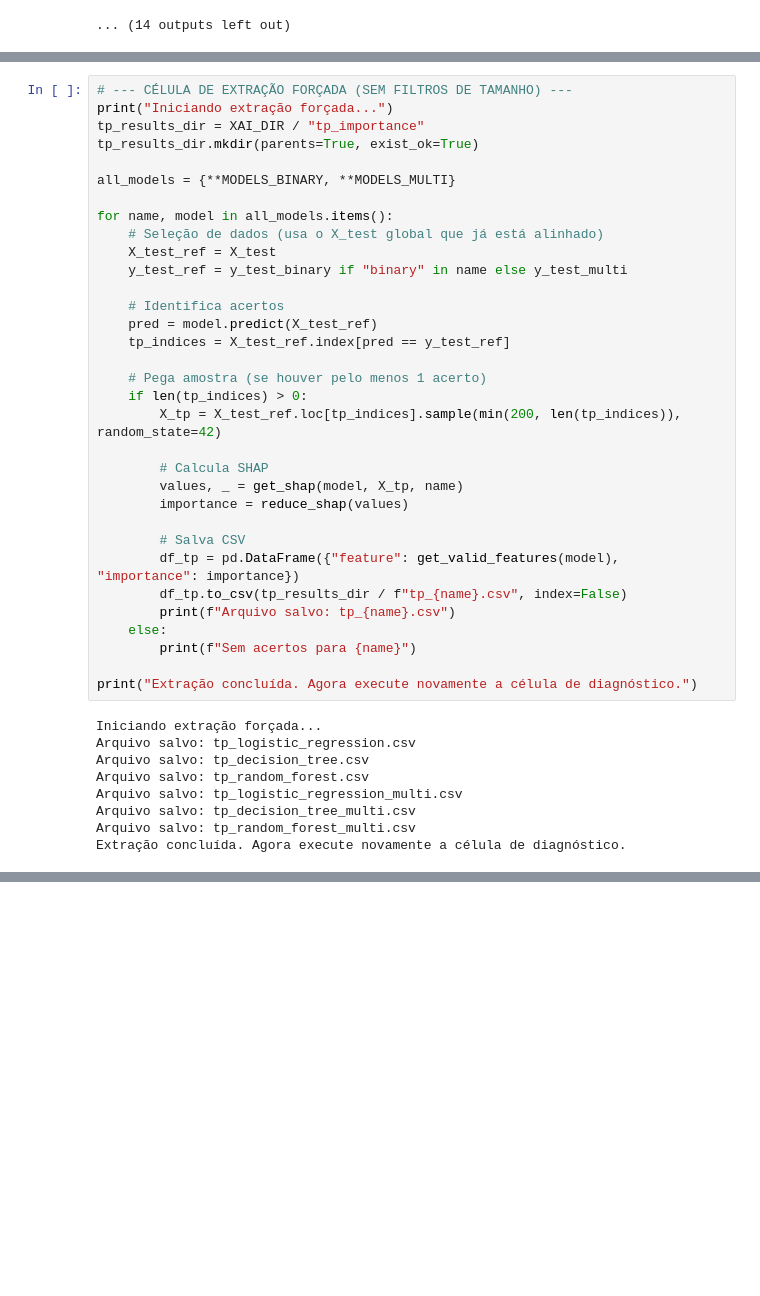
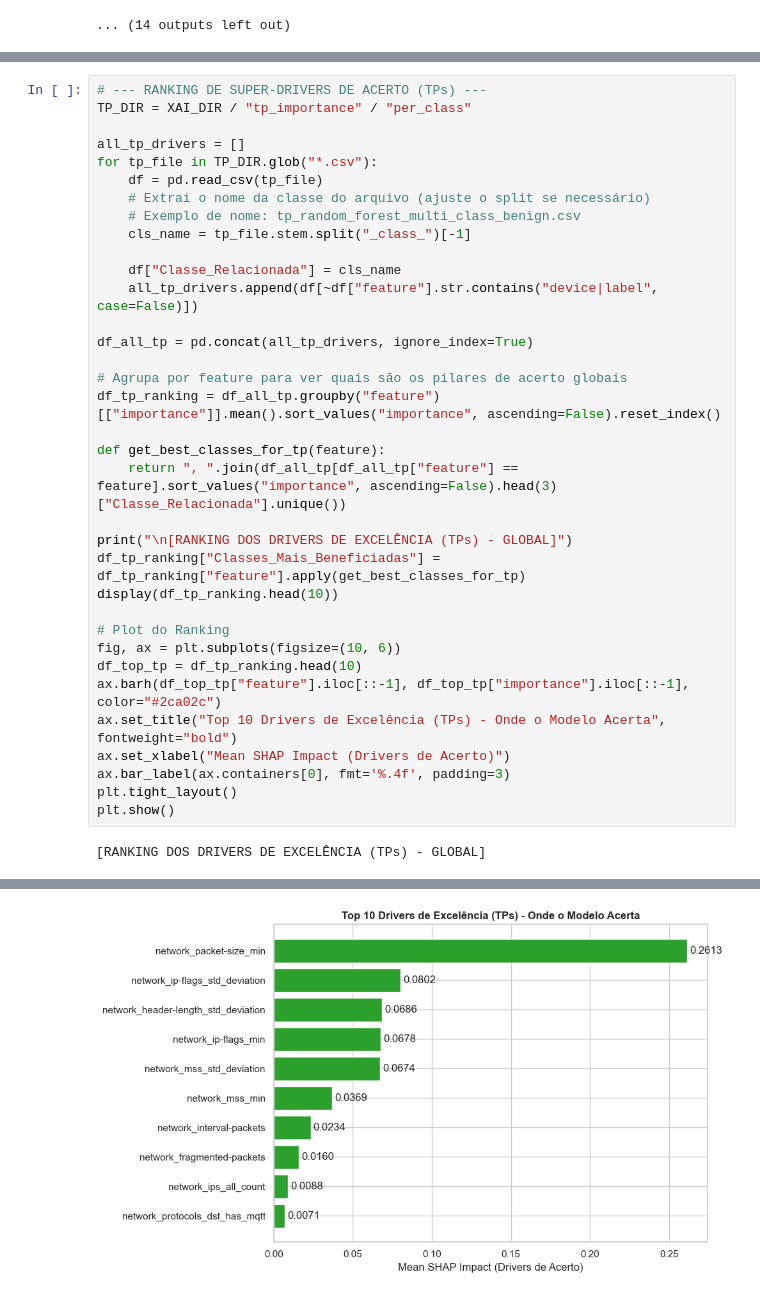
Before and after one commit to Bruno8740/detection_of_iiot_attacks, a Jupyter notebook: experiments/xai.ipynb, the cells around one changed output, grey strips where cells are left out. Saved outputs shown, nothing was run; the diff lists cells and outputs as text; blank space fills up the shorter version.

```diff
--- a/experiments/xai.ipynb
+++ b/experiments/xai.ipynb
@@ -752,42 +752,37 @@ Dados para: LOGISTIC REGRESSION MULTI MULTICLASS MACRO
 # %%
-# --- CÉLULA DE EXTRAÇÃO FORÇADA (SEM FILTROS DE TAMANHO) ---
-print("Iniciando extração forçada...")
-tp_results_dir = XAI_DIR / "tp_importance"
-tp_results_dir.mkdir(parents=True, exist_ok=True)
+# --- RANKING DE SUPER-DRIVERS DE ACERTO (TPs) ---
+TP_DIR = XAI_DIR / "tp_importance" / "per_class"
 
-all_models = {**MODELS_BINARY, **MODELS_MULTI}
+all_tp_drivers = []
+for tp_file in TP_DIR.glob("*.csv"):
+    df = pd.read_csv(tp_file)
+    # Extrai o nome da classe do arquivo (ajuste o split se necessário)
+    # Exemplo de nome: tp_random_forest_multi_class_benign.csv
+    cls_name = tp_file.stem.split("_class_")[-1]
 
-for name, model in all_models.items():
-    # Seleção de dados (usa o X_test global que já está alinhado)
-    X_test_ref = X_test
-    y_test_ref = y_test_binary if "binary" in name else y_test_multi
+    df["Classe_Relacionada"] = cls_name
+    all_tp_drivers.append(df[~df["feature"].str.contains("device|label", case=False)])
 
-    # Identifica acertos
-    pred = model.predict(X_test_ref)
-    tp_indices = X_test_ref.index[pred == y_test_ref]
+df_all_tp = pd.concat(all_tp_drivers, ignore_index=True)
 
-    # Pega amostra (se houver pelo menos 1 acerto)
-    if len(tp_indices) > 0:
-        X_tp = X_test_ref.loc[tp_indices].sample(min(200, len(tp_indices)), random_state=42)
+# Agrupa por feature para ver quais são os pilares de acerto globais
+df_tp_ranking = df_all_tp.groupby("feature")[["importance"]].mean().sort_values("importance", ascending=False).reset_index()
 
-        # Calcula SHAP
-        values, _ = get_shap(model, X_tp, name)
-        importance = reduce_shap(values)
+def get_best_classes_for_tp(feature):
+    return ", ".join(df_all_tp[df_all_tp["feature"] == feature].sort_values("importance", ascending=False).head(3)["Classe_Relacionada"].unique())
 
-        # Salva CSV
-        df_tp = pd.DataFrame({"feature": get_valid_features(model), "importance": importance})
-        df_tp.to_csv(tp_results_dir / f"tp_{name}.csv", index=False)
-        print(f"Arquivo salvo: tp_{name}.csv")
-    else:
-        print(f"Sem acertos para {name}")
+print("\n[RANKING DOS DRIVERS DE EXCELÊNCIA (TPs) - GLOBAL]")
+df_tp_ranking["Classes_Mais_Beneficiadas"] = df_tp_ranking["feature"].apply(get_best_classes_for_tp)
+display(df_tp_ranking.head(10))
 
-print("Extração concluída. Agora execute novamente a célula de diagnóstico.")
+# Plot do Ranking
+fig, ax = plt.subplots(figsize=(10, 6))
+df_top_tp = df_tp_ranking.head(10)
+ax.barh(df_top_tp["feature"].iloc[::-1], df_top_tp["importance"].iloc[::-1], color="#2ca02c")
+ax.set_title("Top 10 Drivers de Excelência (TPs) - Onde o Modelo Acerta", fontweight="bold")
+ax.set_xlabel("Mean SHAP Impact (Drivers de Acerto)")
+ax.bar_label(ax.containers[0], fmt='%.4f', padding=3)
+plt.tight_layout()
+plt.show()
 # %% [output]
-Iniciando extração forçada...
-Arquivo salvo: tp_logistic_regression.csv
-Arquivo salvo: tp_decision_tree.csv
-Arquivo salvo: tp_random_forest.csv
-Arquivo salvo: tp_logistic_regression_multi.csv
-Arquivo salvo: tp_decision_tree_multi.csv
-Arquivo salvo: tp_random_forest_multi.csv
-Extração concluída. Agora execute novamente a célula de diagnóstico.
+[RANKING DOS DRIVERS DE EXCELÊNCIA (TPs) - GLOBAL]
@@ -793,0 +800 @@ Extração concluída. Agora execute novamente a célula de diagnóstico.
+[figure, added]
```
Also changed, not shown: parts of 4 cells of this notebook.
